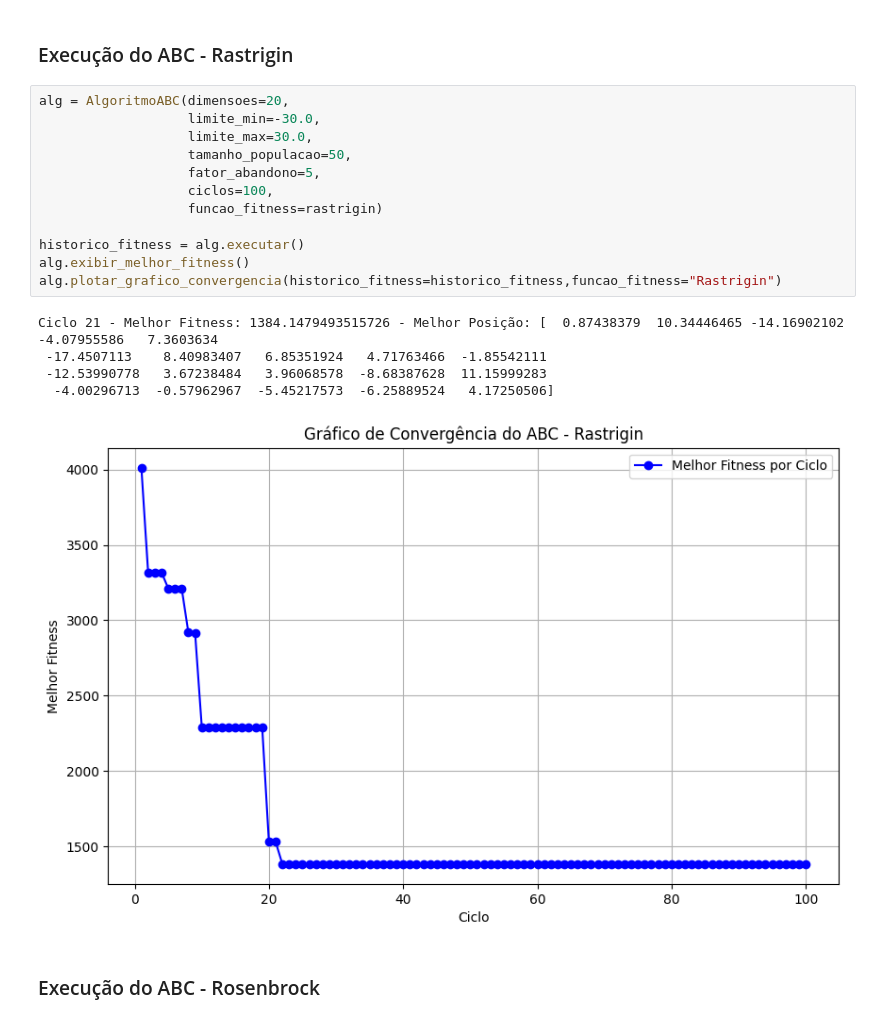
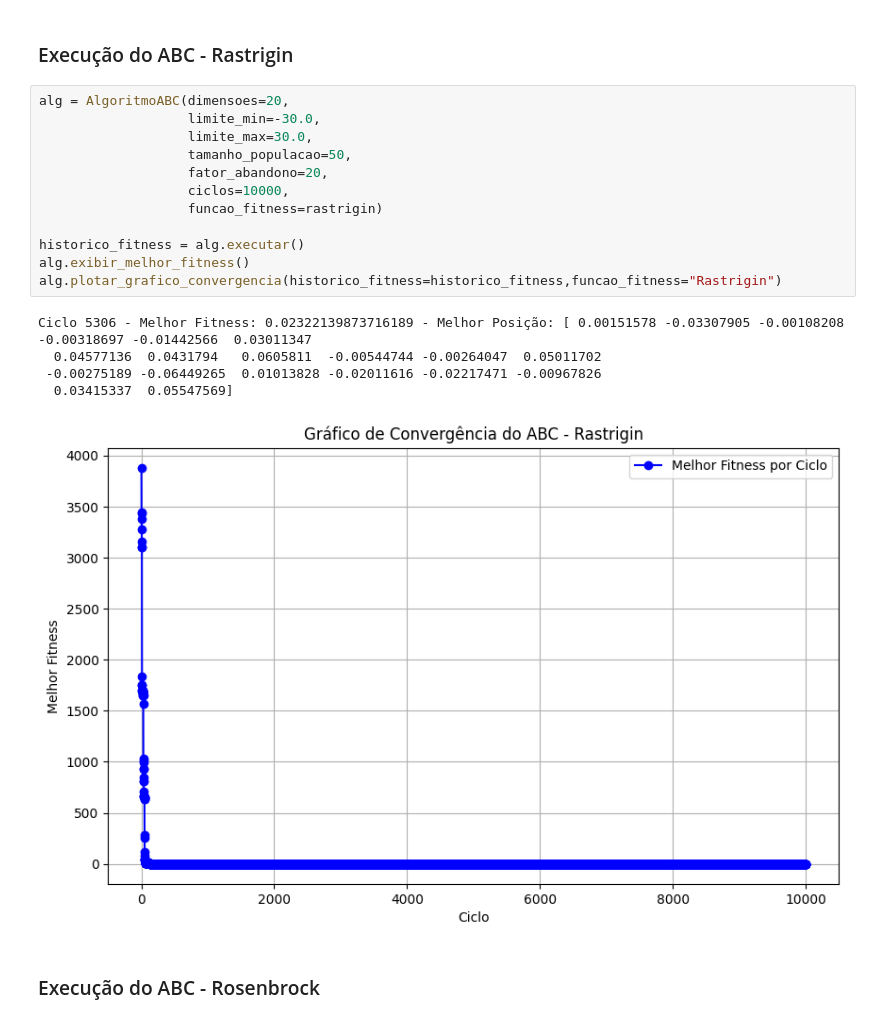
Before and after one commit to Guiioff/Algoritmos-Otimizacao, a Jupyter notebook: alg_abc.ipynb, the cells around one changed output. Drawn from its saved outputs; the diff is of its cells as text.

```diff
--- a/alg_abc.ipynb
+++ b/alg_abc.ipynb
@@ -205,21 +205,21 @@ Ciclo 2894 - Melhor Fitness: 768.0275060965015 - Melhor Posição: [-0.98728929
 # %%
 alg = AlgoritmoABC(dimensoes=20,
                    limite_min=-30.0,
                    limite_max=30.0,
                    tamanho_populacao=50,
-                   fator_abandono=5,
-                   ciclos=100,
+                   fator_abandono=20,
+                   ciclos=10000,
                    funcao_fitness=rastrigin)
 
 historico_fitness = alg.executar()
 alg.exibir_melhor_fitness()
 alg.plotar_grafico_convergencia(historico_fitness=historico_fitness,funcao_fitness="Rastrigin")
 # %% [output]
-Ciclo 21 - Melhor Fitness: 1384.1479493515726 - Melhor Posição: [  0.87438379  10.34446465 -14.16902102  -4.07955586   7.3603634
- -17.4507113    8.40983407   6.85351924   4.71763466  -1.85542111
- -12.53990778   3.67238484   3.96068578  -8.68387628  11.15999283
-  -4.00296713  -0.57962967  -5.45217573  -6.25889524   4.17250506]
+Ciclo 5306 - Melhor Fitness: 0.02322139873716189 - Melhor Posição: [ 0.00151578 -0.03307905 -0.00108208 -0.00318697 -0.01442566  0.03011347
+  0.04577136  0.0431794   0.0605811  -0.00544744 -0.00264047  0.05011702
+ -0.00275189 -0.06449265  0.01013828 -0.02011616 -0.02217471 -0.00967826
+  0.03415337  0.05547569]
-[figure, old version]
+[figure, new version]
 # %% [markdown]
 ### Execução do ABC - Rosenbrock
 # %%
```
Also changed, not shown: parts of 7 cells of this notebook.
